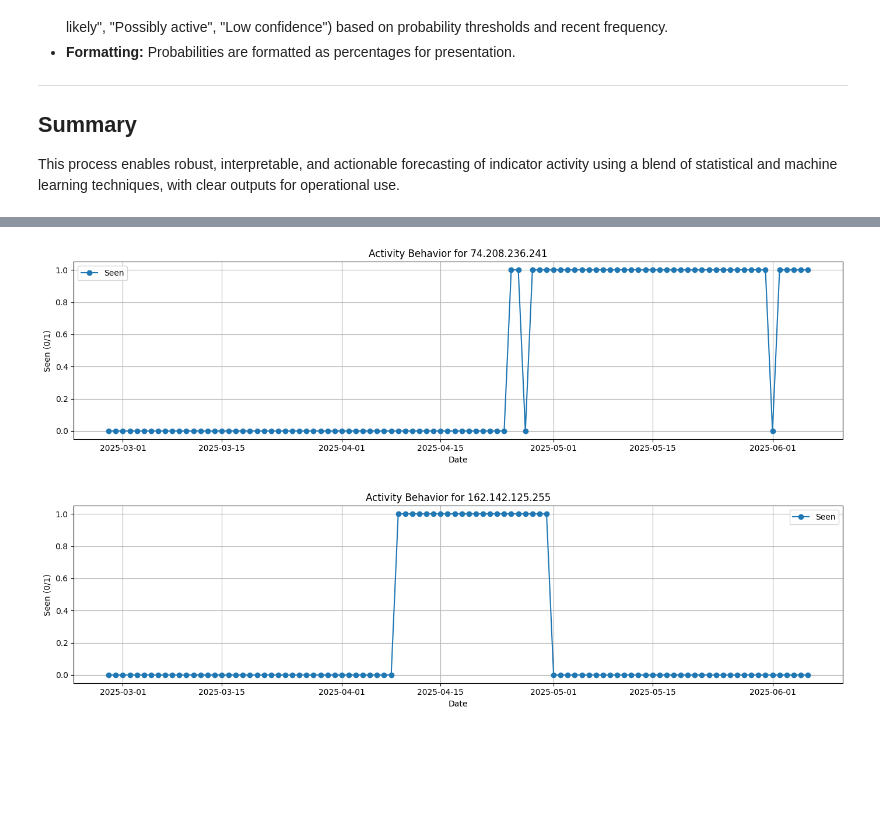
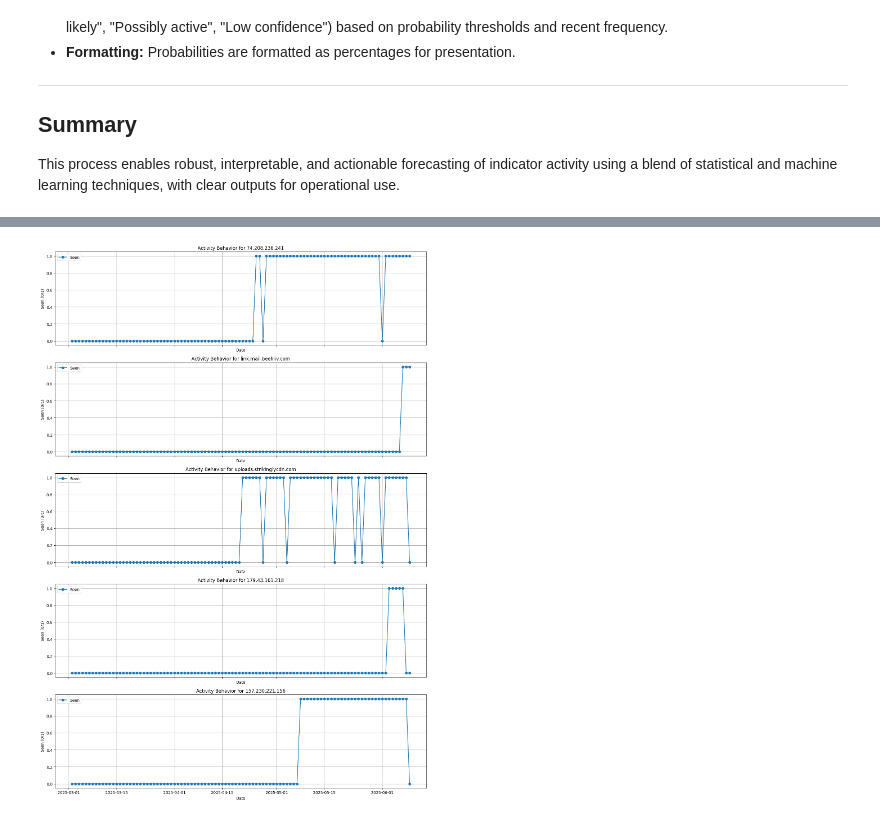
Before and after one commit to jaytlinaskew-OIS/HTOC, a Jupyter notebook: notebooks/observationEventForecasting/NextObservedIndicator.ipynb, the cells around one changed output, grey strips where cells are left out. Drawn from its saved outputs; the diff is of its cells as text; code cells hidden in the pictures; blank space fills up the shorter version.

```diff
--- a/notebooks/observationEventForecasting/NextObservedIndicator.ipynb
+++ b/notebooks/observationEventForecasting/NextObservedIndicator.ipynb
@@ -315,21 +422,26 @@ if __name__ == "__main__":
 # %%
 import matplotlib.pyplot as plt
 
+# Load the dataframe if not already loaded
+data_path = r'C:\Users\jaskew\Documents\project_repository\notebooks\observationEventForecasting\DataPreprocessing\FullIndicatorMatrix.csv'
+df = load_data(data_path)
+
 # List of indicator IDs to plot
-indicator_ids = ['74.208.236.241', '162.142.125.255']  # Add more as needed
+indicator_ids = ['74.208.236.241', 'link.mail.beehiiv.com', 'uploads.strikinglycdn.com', '179.43.161.218','157.230.221.156']  # Add more as needed
 
-for indicator_id in indicator_ids:
+fig, axes = plt.subplots(len(indicator_ids), 1, figsize=(14, 4 * len(indicator_ids)), sharex=True)
+
+for idx, indicator_id in enumerate(indicator_ids):
     df_plot = df[df['indicator'] == indicator_id].sort_values('date')
+    ax = axes[idx] if len(indicator_ids) > 1 else axes
+    ax.plot(df_plot['date'], df_plot['seen'], marker='o', linestyle='-', label='Seen')
+    ax.set_title(f'Activity Behavior for {indicator_id}')
+    ax.set_xlabel('Date')
+    ax.set_ylabel('Seen (0/1)')
+    ax.grid(True)
+    ax.legend()
 
-    plt.figure(figsize=(14, 4))
-    plt.plot(df_plot['date'], df_plot['seen'], marker='o', linestyle='-', label='Seen')
-    plt.title(f'Activity Behavior for {indicator_id}')
-    plt.xlabel('Date')
-    plt.ylabel('Seen (0/1)')
-    plt.grid(True)
-    plt.tight_layout()
-    plt.legend()
-    plt.show()
+plt.tight_layout()
+plt.show()
 # %% [output]
-[figure, old version]
+[figure, new version]
-[figure, removed]
```
Also changed, not shown: parts of 2 cells of this notebook, 3 other files.
